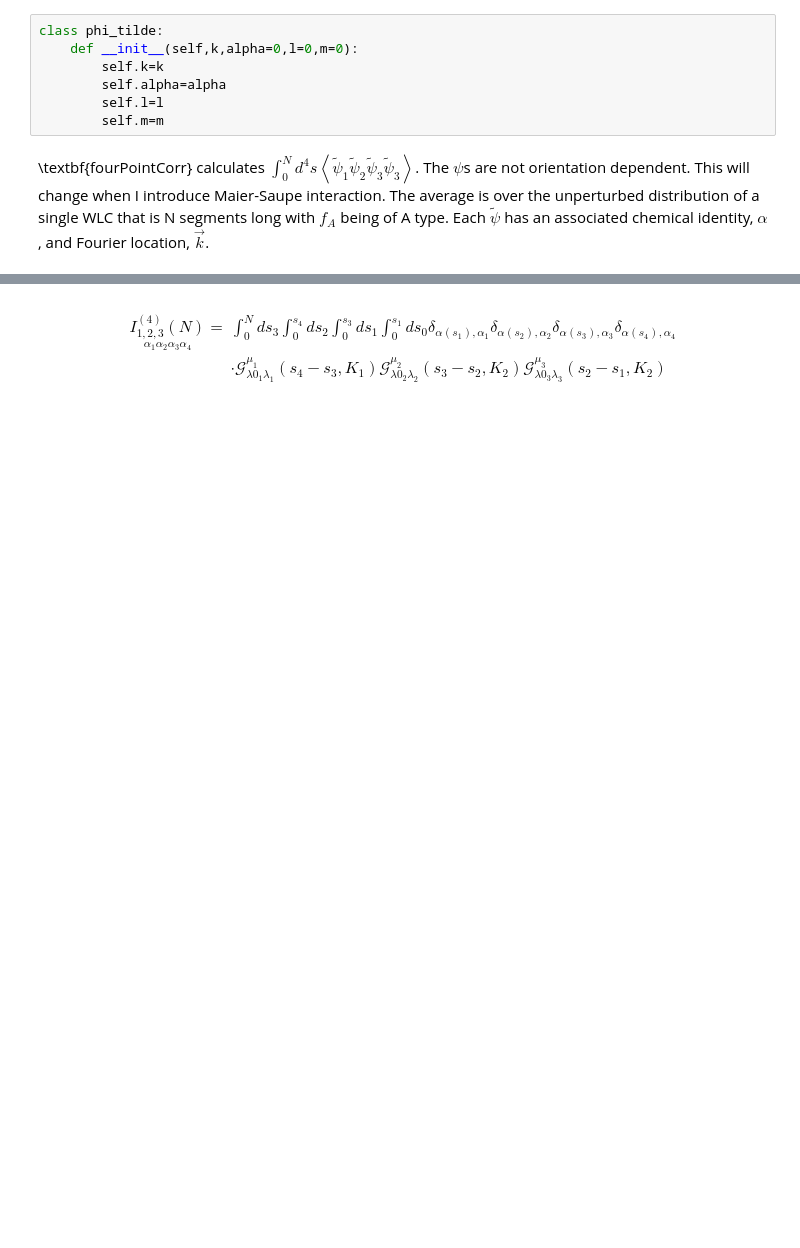
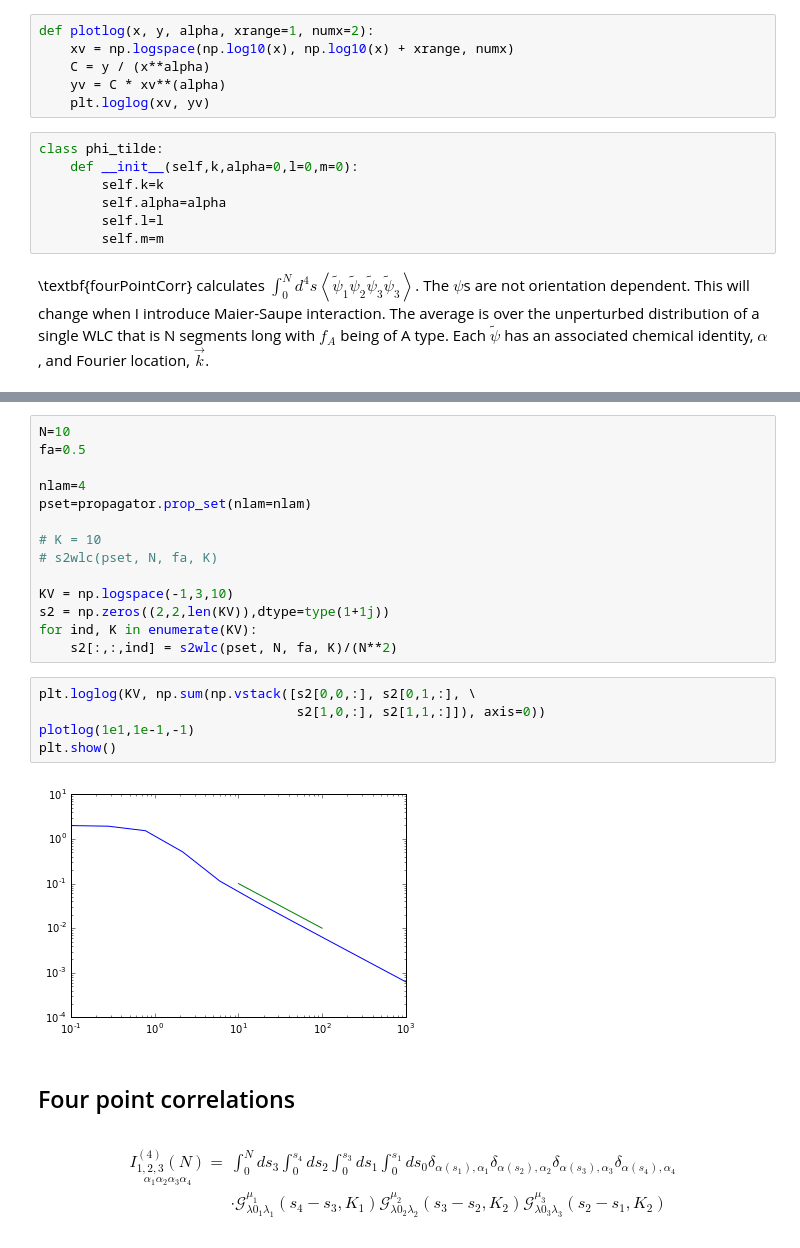
Before and after one commit to qmacAstanford/MultiPointCalculation, a Jupyter notebook: Scalc.ipynb, the cells around one changed output, grey strips where cells are left out. Drawn from its saved outputs; the diff is of its cells as text; blank space fills up the shorter version.

```diff
--- a/Scalc.ipynb
+++ b/Scalc.ipynb
@@ -6,3 +12,9 @@ import propagator
+# %%
+def plotlog(x, y, alpha, xrange=1, numx=2):
+    xv = np.logspace(np.log10(x), np.log10(x) + xrange, numx)
+    C = y / (x**alpha)
+    yv = C * xv**(alpha)
+    plt.loglog(xv, yv)
 # %%
 class phi_tilde:
     def __init__(self,k,alpha=0,l=0,m=0):
@@ -71,3 +72,26 @@ def fourPointCorr(pset,N,fa,phi1,phi2,phi3,phi4):
+# %%
+N=10
+fa=0.5
+
+nlam=4
+pset=propagator.prop_set(nlam=nlam)
+
+# K = 10
+# s2wlc(pset, N, fa, K)
+
+KV = np.logspace(-1,3,10)
+s2 = np.zeros((2,2,len(KV)),dtype=type(1+1j))
+for ind, K in enumerate(KV):
+    s2[:,:,ind] = s2wlc(pset, N, fa, K)/(N**2)
+# %%
+plt.loglog(KV, np.sum(np.vstack([s2[0,0,:], s2[0,1,:], \
+                                 s2[1,0,:], s2[1,1,:]]), axis=0))
+plotlog(1e1,1e-1,-1)
+plt.show()
+# %% [output]
+[figure, added]
+# %% [markdown]
+## Four point correlations
 # %% [markdown]
 \begin{align*}
 \underset{\alpha_{1}\alpha_{2}\alpha_{3}\alpha_{4}}{I_{1,2,3}^{\left(4\right)}\left(N\right)}= & \int_{0}^{N}ds_{3}\int_{0}^{s_{4}}ds_{2}\int_{0}^{s_{3}}ds_{1}\int_{0}^{s_{1}}ds_{0}\delta_{\alpha\left(s_{1}\right),\alpha_{1}}\delta_{\alpha\left(s_{2}\right),\alpha_{2}}\delta_{\alpha\left(s_{3}\right),\alpha_{3}}\delta_{\alpha\left(s_{4}\right),\alpha_{4}}\\
```
Also changed, not shown: parts of 9 cells of this notebook.
